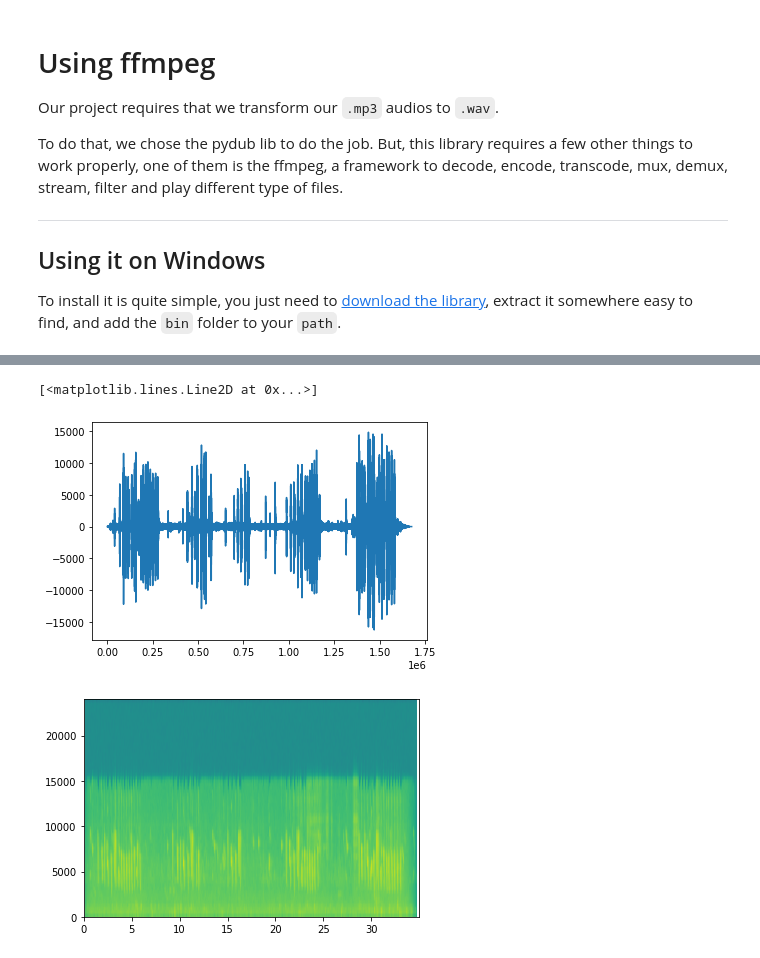
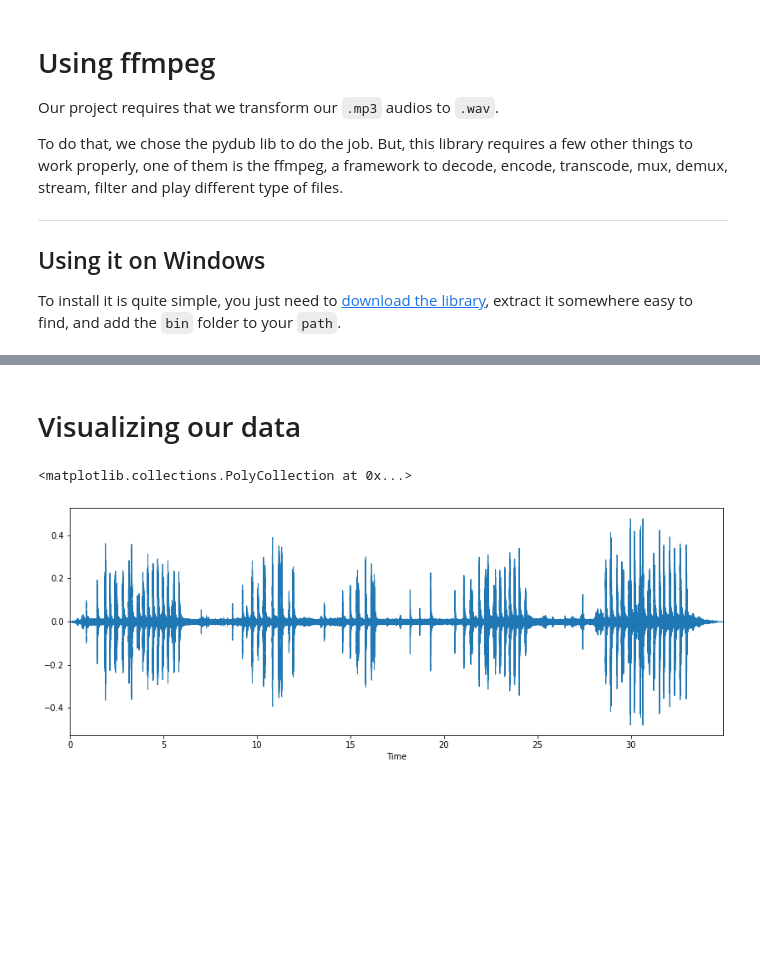
Before and after one commit to renan-alonkin/bird-prediction-by-sound, a Jupyter notebook: audio-to-image/transforming-audios.ipynb, the cells around one changed output, grey strips where cells are left out. Cells and saved outputs as stored; diff of their text form; code cells hidden in the pictures; blank space fills up the shorter version.

Commit message:
Alter audio visualization from matplot to librosa

```diff
--- a/audio-to-image/transforming-audios.ipynb
+++ b/audio-to-image/transforming-audios.ipynb
@@ -11,12 +11,14 @@ To do that, we chose the pydub lib to do the job. But, this library requires a f
 To install it is quite simple, you just need to [download the library](https://www.gyan.dev/ffmpeg/builds/), extract it somewhere easy to find, and add the `bin` folder to your `path`.
 # %%
 from pydub import AudioSegment
-from scipy.io import wavfile
 from tempfile import mktemp
 import matplotlib.pyplot as plt
 import numpy as np
+import librosa
 
 mp3_audio = AudioSegment.from_file('canário-da-terra_4.mp3', format="mp3")  # read mp3
-wname = mktemp('.wav')  # use temporary file
-mp3_audio.export(wname, format="wav")  # convert to wav
-FS, data = wavfile.read(wname)  # read wav file
+audio_file_name = mktemp('.wav')  # use temporary file
+mp3_audio.export(audio_file_name, format="wav")  # convert to wav
+
+# Load the audio file
+samples, sample_rate = librosa.load(audio_file_name, sr=None)
@@ -49,11 +25,11 @@ def convert_to_stereo(data):
-# %%
-channel_one = convert_to_stereo(data)
-plt.plot(channel_one, '-')
-# %% [output]
-[<matplotlib.lines.Line2D at 0x...>]
-[figure, removed]
-# %%
-plt.specgram(channel_one, Fs=FS, NFFT=128, noverlap=0)  # plot
-plt.show()
-# %% [output]
-[figure, removed]
+# %% [markdown]
+# Visualizing our data
+# %%
+# x-axis has been converted to time using our sample rate.
+# matplotlib plt.plot(y), would output the same figure, but with sample
+# number on the x-axis instead of seconds
+plt.figure(figsize=(14, 5))
+librosa.display.waveplot(samples, sr=sample_rate)
+# %% [output]
+<matplotlib.collections.PolyCollection at 0x...>
+[figure, added]
```
Also changed, not shown: parts of 10 cells of this notebook.
